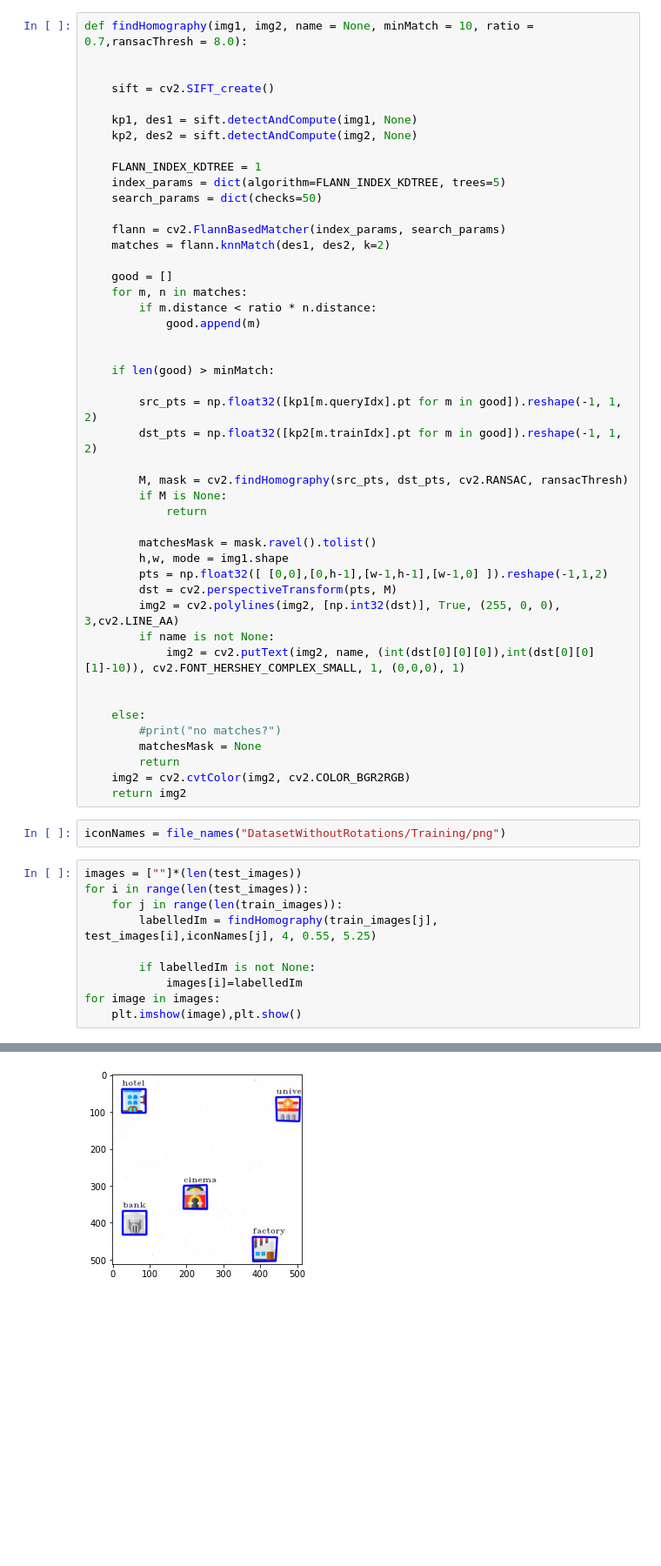
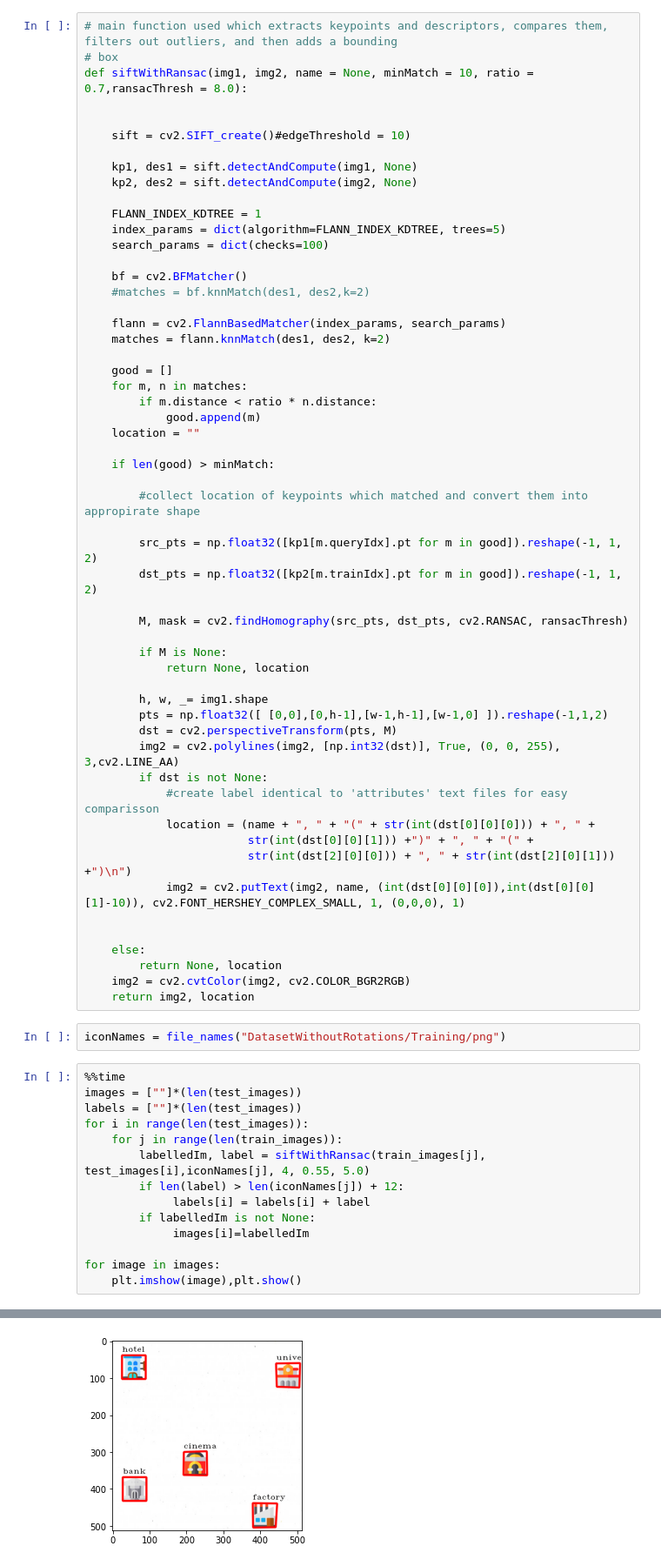
Before and after one commit to callumb212/computervisioncw, a Jupyter notebook: task3.1.ipynb, the cells around one changed output, grey strips where cells are left out. Shown at 87% size. Saved outputs shown, nothing was run; the diff lists cells and outputs as text; blank space fills up the shorter version.

```diff
--- a/task3.1.ipynb
+++ b/task3.1.ipynb
@@ -108,15 +136,20 @@ def lookAtMatches(trainImg, testImages):
 # %%
-def findHomography(img1, img2, name = None, minMatch = 10, ratio = 0.7,ransacThresh = 8.0):
+# main function used which extracts keypoints and descriptors, compares them, filters out outliers, and then adds a bounding
+# box
+def siftWithRansac(img1, img2, name = None, minMatch = 10, ratio = 0.7,ransacThresh = 8.0):
 
 
-    sift = cv2.SIFT_create()
+    sift = cv2.SIFT_create()#edgeThreshold = 10)
 
     kp1, des1 = sift.detectAndCompute(img1, None)
     kp2, des2 = sift.detectAndCompute(img2, None)
 
     FLANN_INDEX_KDTREE = 1
     index_params = dict(algorithm=FLANN_INDEX_KDTREE, trees=5)
-    search_params = dict(checks=50)
+    search_params = dict(checks=100)
+
+    bf = cv2.BFMatcher()
+    #matches = bf.knnMatch(des1, des2,k=2)
 
     flann = cv2.FlannBasedMatcher(index_params, search_params)
     matches = flann.knnMatch(des1, des2, k=2)
@@ -125,42 +158,50 @@ def findHomography(img1, img2, name = None, minMatch = 10, ratio = 0.7,ransacThr
     for m, n in matches:
         if m.distance < ratio * n.distance:
             good.append(m)
-
+    location = ""
 
     if len(good) > minMatch:
+
+        #collect location of keypoints which matched and convert them into appropirate shape
 
         src_pts = np.float32([kp1[m.queryIdx].pt for m in good]).reshape(-1, 1, 2)
         dst_pts = np.float32([kp2[m.trainIdx].pt for m in good]).reshape(-1, 1, 2)
 
         M, mask = cv2.findHomography(src_pts, dst_pts, cv2.RANSAC, ransacThresh)
+
         if M is None:
-            return
+            return None, location
 
-        matchesMask = mask.ravel().tolist()
-        h,w, mode = img1.shape
+        h, w, _= img1.shape
         pts = np.float32([ [0,0],[0,h-1],[w-1,h-1],[w-1,0] ]).reshape(-1,1,2)
         dst = cv2.perspectiveTransform(pts, M)
-        img2 = cv2.polylines(img2, [np.int32(dst)], True, (255, 0, 0), 3,cv2.LINE_AA)
-        if name is not None:
+        img2 = cv2.polylines(img2, [np.int32(dst)], True, (0, 0, 255), 3,cv2.LINE_AA)
+        if dst is not None:
+            #create label identical to 'attributes' text files for easy  comparisson
+            location = (name + ", " + "(" + str(int(dst[0][0][0])) + ", " +
+                        str(int(dst[0][0][1])) +")" + ", " + "(" +
+                        str(int(dst[2][0][0])) + ", " + str(int(dst[2][0][1])) +")\n")
             img2 = cv2.putText(img2, name, (int(dst[0][0][0]),int(dst[0][0][1]-10)), cv2.FONT_HERSHEY_COMPLEX_SMALL, 1, (0,0,0), 1)
 
 
     else:
-        #print("no matches?")
-        matchesMask = None
-        return
+        return None, location
     img2 = cv2.cvtColor(img2, cv2.COLOR_BGR2RGB)
-    return img2
+    return img2, location
 # %%
 iconNames = file_names("DatasetWithoutRotations/Training/png")
 # %%
+%%time
 images = [""]*(len(test_images))
+labels = [""]*(len(test_images))
 for i in range(len(test_images)):
     for j in range(len(train_images)):
-        labelledIm = findHomography(train_images[j], test_images[i],iconNames[j], 4, 0.55, 5.25)
+        labelledIm, label = siftWithRansac(train_images[j], test_images[i],iconNames[j], 4, 0.55, 5.0)
+        if len(label) > len(iconNames[j]) + 12:
+             labels[i] = labels[i] + label
+        if labelledIm is not None:
+             images[i]=labelledIm
 
-        if labelledIm is not None:
-            images[i]=labelledIm
 for image in images:
     plt.imshow(image),plt.show()
 # %% [output]
@@ -168 +209 @@ for image in images:
-[figure, old version]
+[figure, new version]
```
Also changed, not shown: parts of 28 cells of this notebook.
